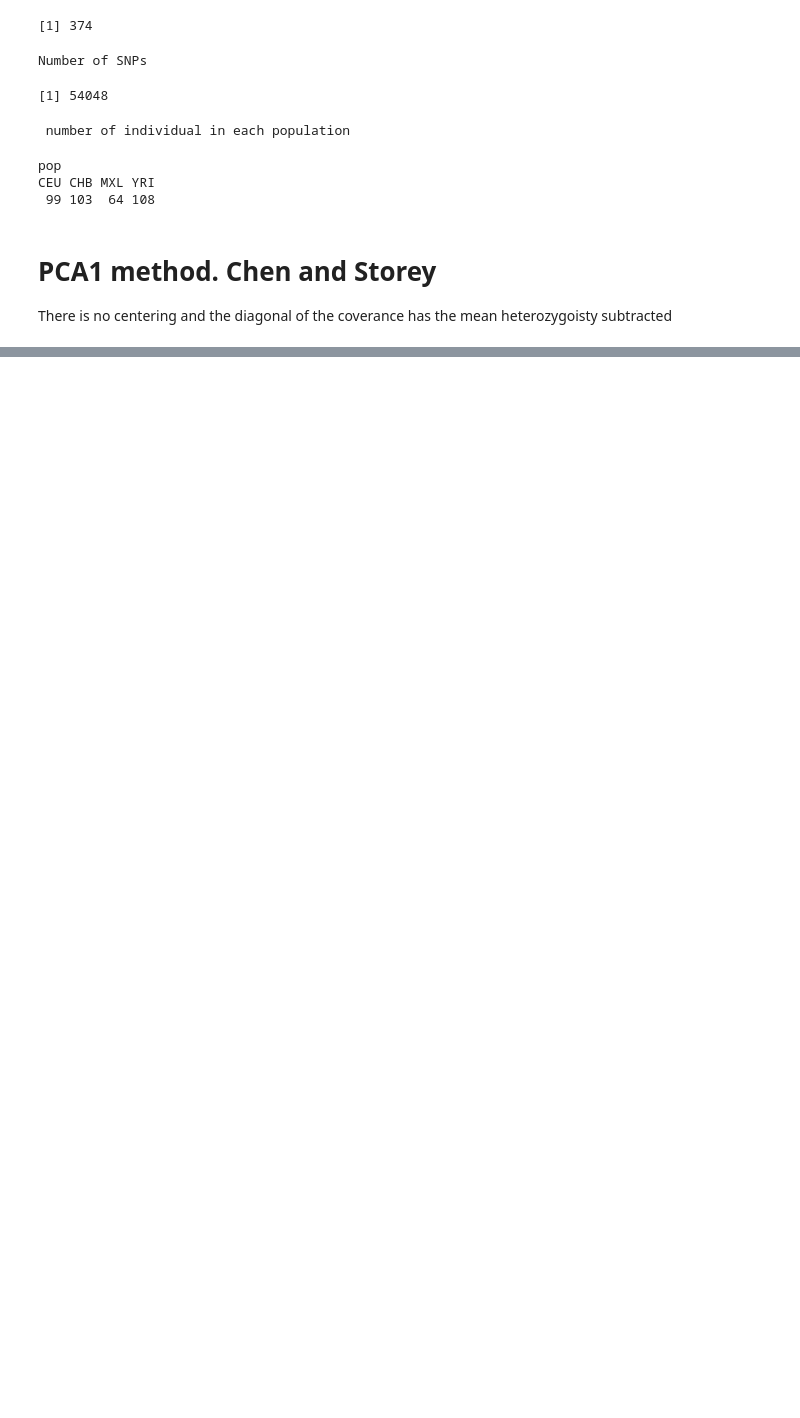
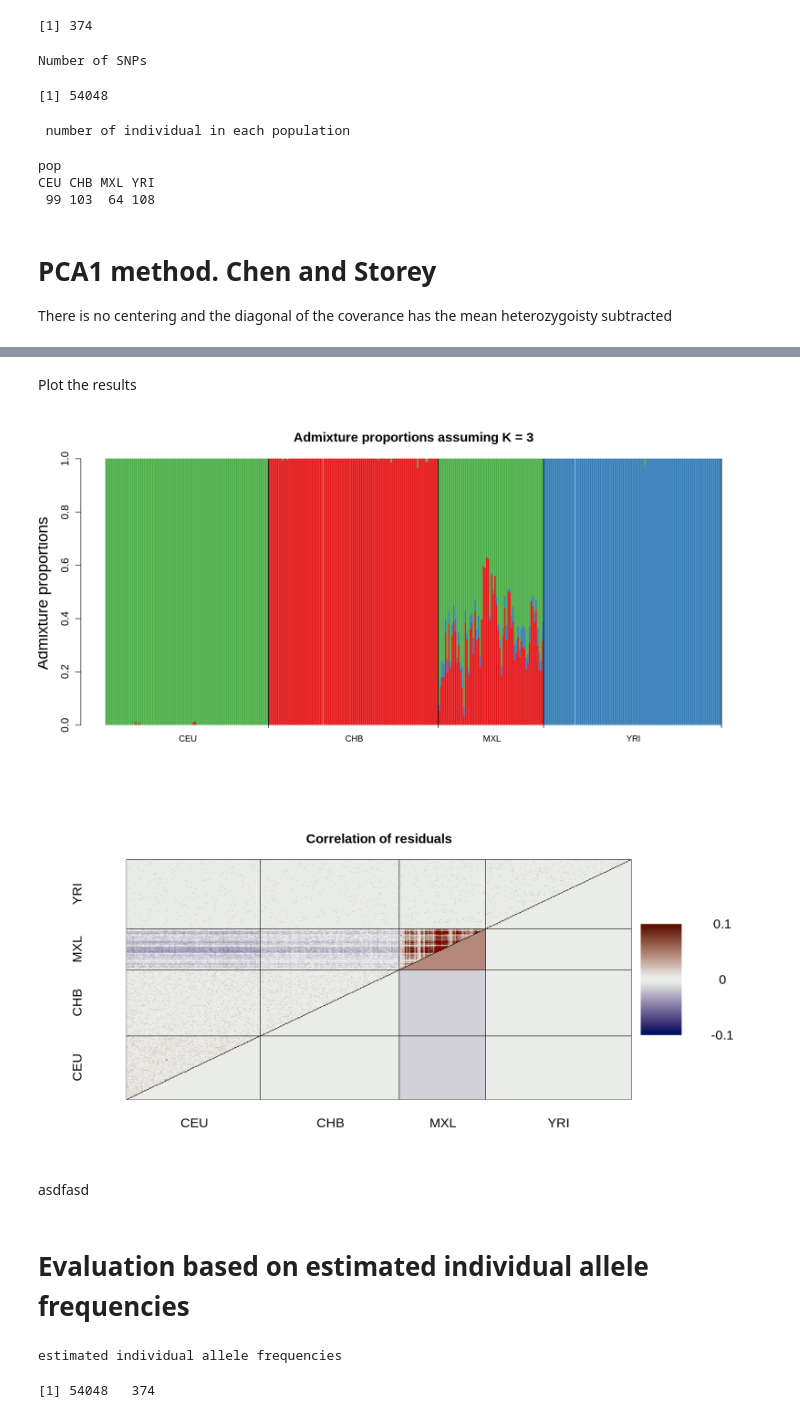
Before and after one commit to popgenDK/evalPopStructure, a Jupyter notebook: evalPCA.ipynb, the cells around one changed output, grey strips where cells are left out. Drawn from its saved outputs; the diff is of its cells as text; code cells hidden in the pictures; blank space fills up the shorter version.

```diff
--- a/evalPCA.ipynb
+++ b/evalPCA.ipynb
@@ -96,2 +97,43 @@ no missing genotypes
+# %%
+## read admixture propotions N x K
+Q <- read.table("https://raw.githubusercontent.com/popgenDK/evalPopStructure/main/data/admixTjeck2.3.Q")
+
+## in addition to the estimated Q you also need the genotype matrix g (individuals must be in the same order)
+# %% [markdown]
+Plot the results
+# %%
+options(repr.plot.width=14, repr.plot.height=7)
+
+## plot admixture
+plotAdmix(Q,pop)
+
+
+## evalulate admixture
+eval <- evalPCA(list(method="admixture",g=g,Q=Q))
+plotCorRes(eval$corres,pop=pop,max=0.1)
+# %% [output]
+[figure, added]
+[figure, added]
+# %% [markdown]
+asdfasd
+# %% [markdown]
+# Evaluation based on estimated individual allele frequencies
+# %%
+## read admixture propotions N x K
+Q <- t(as.matrix(read.table("https://raw.githubusercontent.com/popgenDK/evalPopStructure/main/data/admixTjeck2.3.Q")))
+
+## read ancestral allele frequencies M x K
+F <- as.matrix(read.table("https://raw.githubusercontent.com/popgenDK/evalPopStructure/main/data/admixTjeck2.3.P"))
+
+
+
+## individual allele frequencies
+PI <- F %*% Q
+
+cat("estimated individual allele frequencies")
+dim(PI)
+# %% [output]
+estimated individual allele frequencies
+[1] 54048   374
 # %%
 
```
Also changed, not shown: parts of 14 cells of this notebook.
